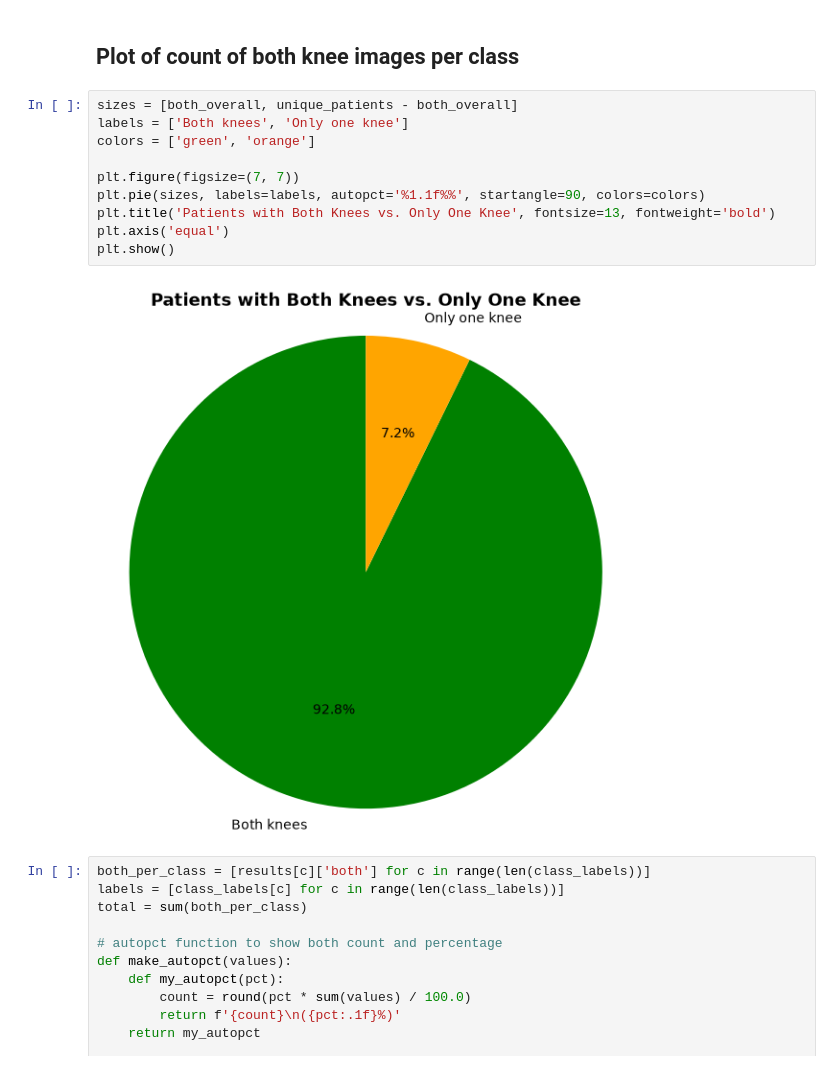
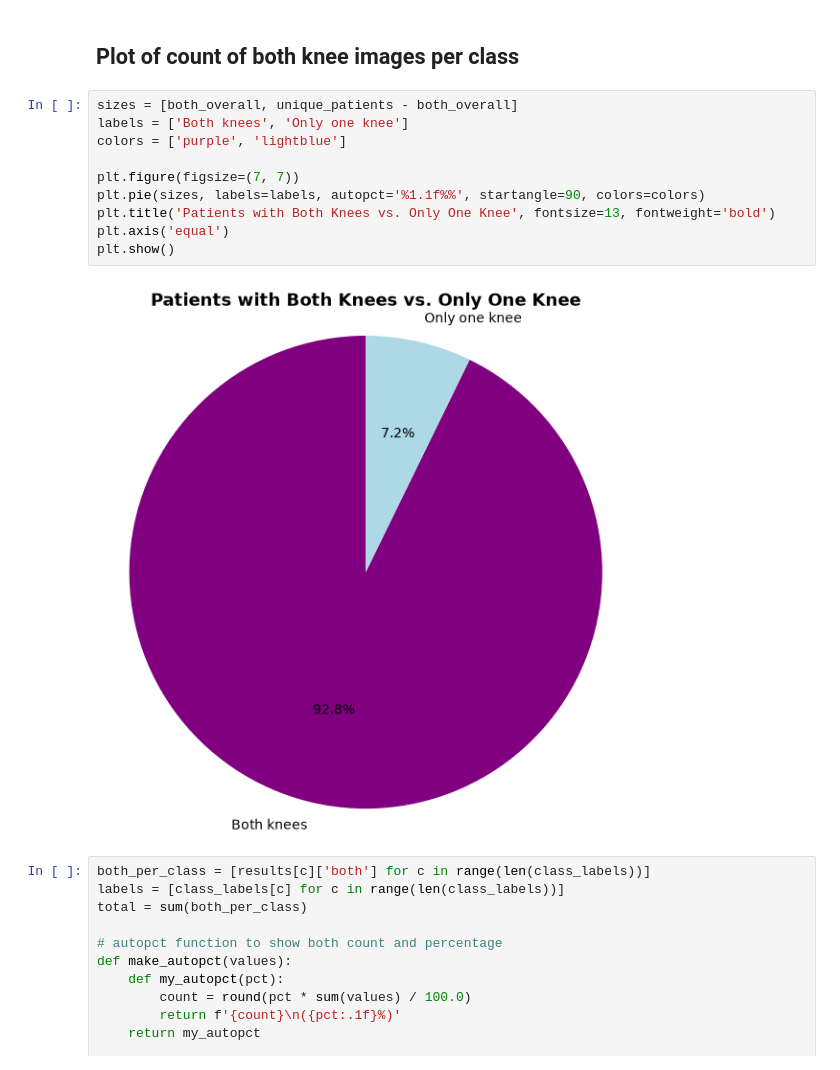
Before and after one commit to mikakia/knee_osteo, a Jupyter notebook: notebooks/eda.ipynb, the cells around one changed output. Cells and saved outputs as stored; diff of their text form.

Commit message:
Charts colors

```diff
--- a/notebooks/eda.ipynb
+++ b/notebooks/eda.ipynb
@@ -307,15 +343,15 @@ plt.show()
 # %%
 sizes = [both_overall, unique_patients - both_overall]
 labels = ['Both knees', 'Only one knee']
-colors = ['green', 'orange']
+colors = ['purple', 'lightblue']
 
 plt.figure(figsize=(7, 7))
 plt.pie(sizes, labels=labels, autopct='%1.1f%%', startangle=90, colors=colors)
 plt.title('Patients with Both Knees vs. Only One Knee', fontsize=13, fontweight='bold')
 plt.axis('equal')
 plt.show()
 # %% [output]
-[figure, old version]
+[figure, new version]
 # %%
 both_per_class = [results[c]['both'] for c in range(len(class_labels))]
 labels = [class_labels[c] for c in range(len(class_labels))]
```
Also changed, not shown: parts of 5 cells of this notebook.
